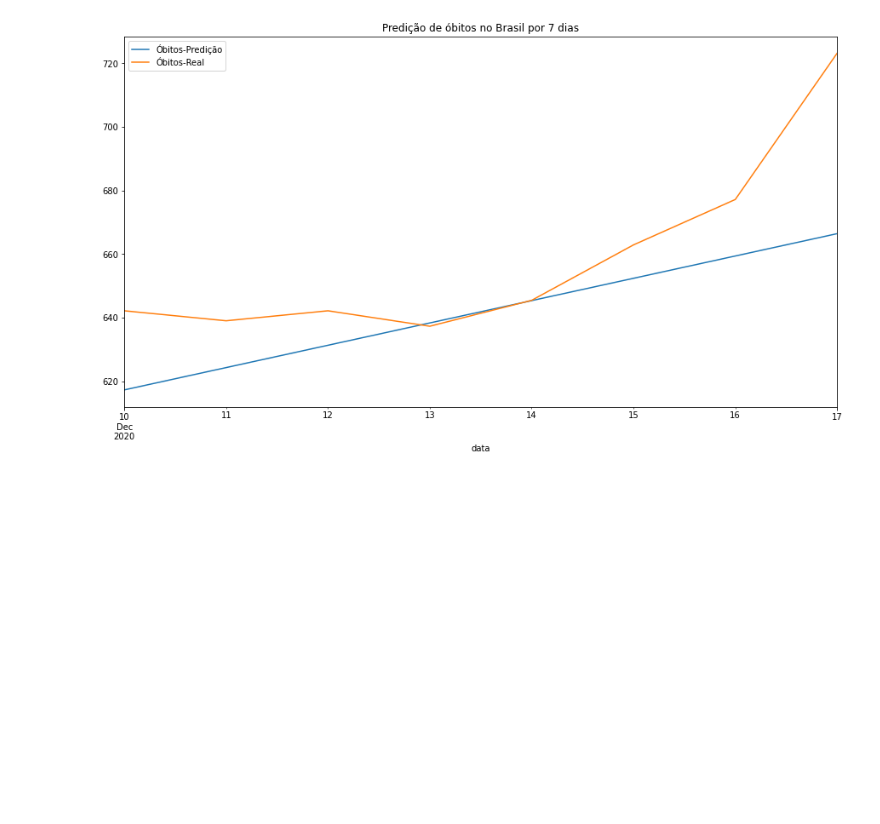
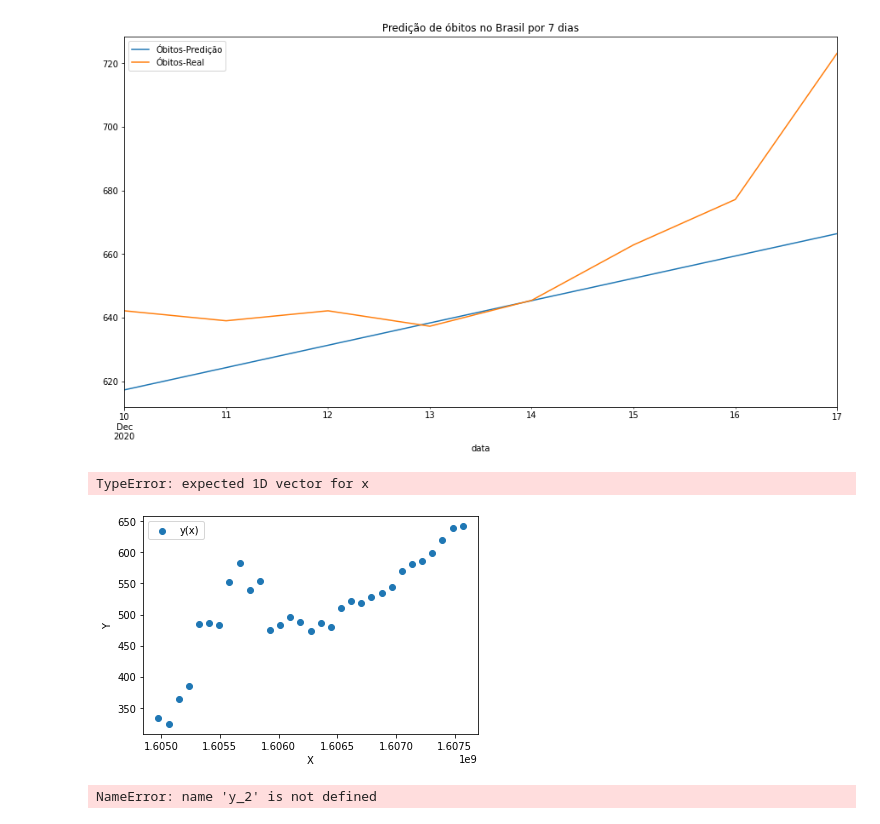
Before and after one commit to SilvioDaCol/Analise_COVID19, a Jupyter notebook: Analysis_II.ipynb, the cells around one changed output. Cells and saved outputs as stored; diff of their text form; code cells hidden in the pictures; blank space fills up the shorter version.

Commit message:
tentativa de regressao polinomial

```diff
--- a/Analysis_II.ipynb
+++ b/Analysis_II.ipynb
@@ -188,4 +193,69 @@ resultados[['Óbitos-Predição', 'Óbitos-Real']].plot(figsize=(15,8), title=f"
 # %% [output]
 <AxesSubplot:title={'center':'Predição de óbitos no Brasil por 7 dias'}, xlabel='data'>
 [figure]
+# %%
+# Polinomial
+from sklearn.preprocessing import PolynomialFeatures
+from sklearn import linear_model
+
+plt.scatter(X_train, y_train, label="y(x)" )
+plt.xlabel("X")
+plt.ylabel("Y")
+plt.legend()
+
+model_grau_2 = np.poly1d(np.polyfit(X_train, y_train, 2))
+model_grau_3 = np.poly1d(np.polyfit(X_train, y_train, 3))
+model_grau_4 = np.poly1d(np.polyfit(X_train, y_train, 4))
+model_grau_5 = np.poly1d(np.polyfit(X_train, y_train, 5))
+
+y_2 = model_grau_2(X_train)
+y_3 = model_grau_3(X_train)
+y_4 = model_grau_4(X_train)
+y_5 = model_grau_5(X_train)
+
+fix, ax = plt.subplots(2,2)
+ax[0,0].scatter(X_train, y_train)
+ax[0,0].plot(X_train, y_2, color="red")
+ax[0,0].set_title("Grau 2")
+
+ax[0,1].scatter(X_train, y_train)
+ax[0,1].plot(X_train, y_3, color="red")
+ax[0,1].set_title("Grau 3")
+
+ax[1,0].scatter(X_train, y_train)
+ax[1,0].plot(X_train, y_4, color="red")
+ax[1,0].set_title("Grau 4")
+
+ax[1,1].scatter(X_train, y_train)
+ax[1,1].plot(X_train, y_5, color="red")
+ax[1,1].set_title("Grau 5")
+
+plt.tight_layout();
+# %% [output]
+TypeError: expected 1D vector for x
+[figure, added]
+# %%
+from sklearn.metrics import mean_squared_error, mean_absolute_error
+
+MAE2 = mean_absolute_error(y_test,y_2)
+MAE3 = mean_absolute_error(y_test,y_3)
+MAE4 = mean_absolute_error(y_test,y_4)
+MAE5 = mean_absolute_error(y_test,y_5)
+
+print("Erro médio absoluto (GRAU 2) = {:0.2f}".format(MAE2))
+print("Erro médio absoluto (GRAU 3) = {:0.2f}".format(MAE3))
+print("Erro médio absoluto (GRAU 4) = {:0.2f}".format(MAE4))
+print("Erro médio absoluto (GRAU 5) = {:0.2f}".format(MAE5))
+
+RMSE2 = np.sqrt(mean_absolute_error(y_test,y_2))
+RMSE3 = np.sqrt(mean_absolute_error(y_test,y_3))
+RMSE4 = np.sqrt(mean_absolute_error(y_test,y_4))
+RMSE5 = np.sqrt(mean_absolute_error(y_test,y_5))
+
+print("Erro quadrático médio (GRAU 2) = {:0.2f}".format(MAE2))
+print("Erro quadrático médio (GRAU 3) = {:0.2f}".format(MAE3))
+print("Erro quadrático médio (GRAU 4) = {:0.2f}".format(MAE4))
+print("Erro quadrático médio (GRAU 5) = {:0.2f}".format(MAE5))
+# %% [output]
+NameError: name 'y_2' is not defined
 # %%
```
Also changed, not shown: parts of 6 cells of this notebook, 2 other files.
